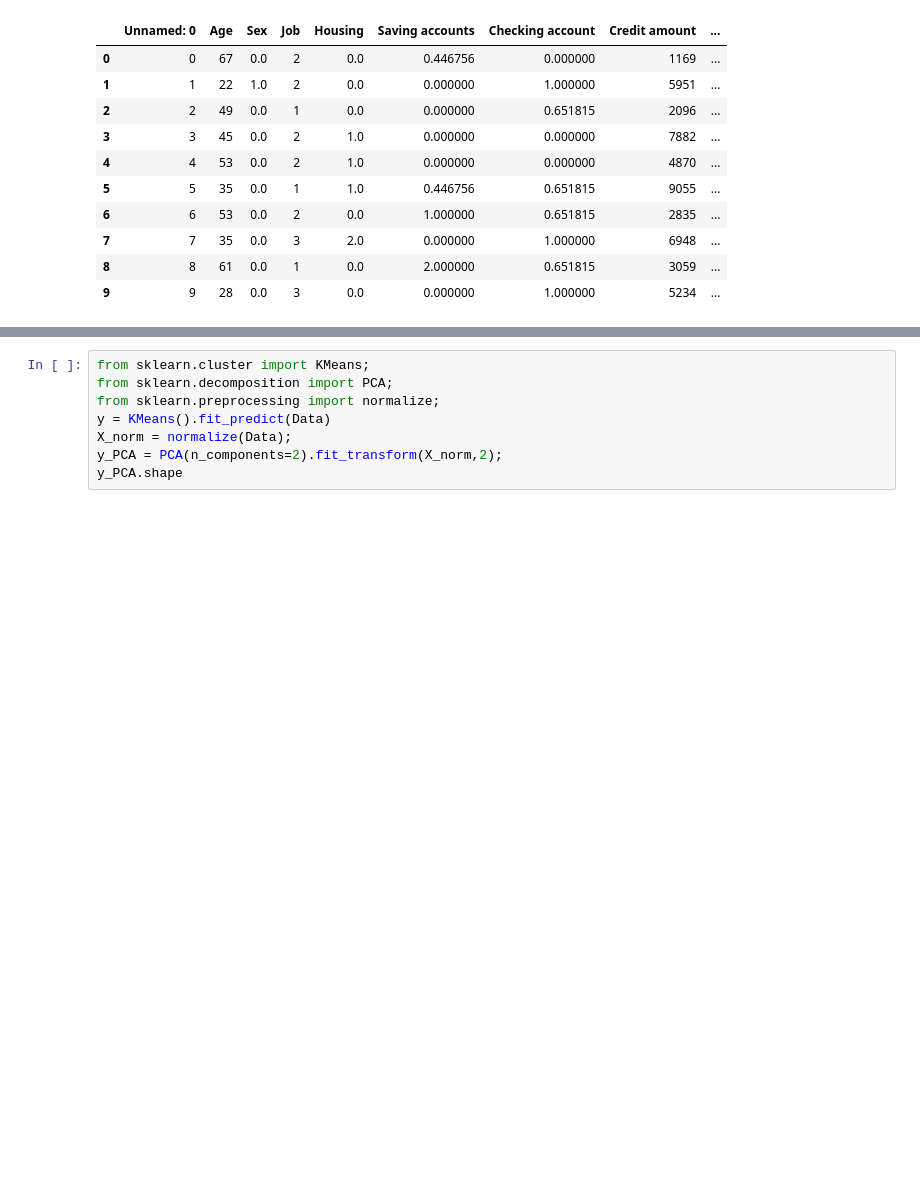
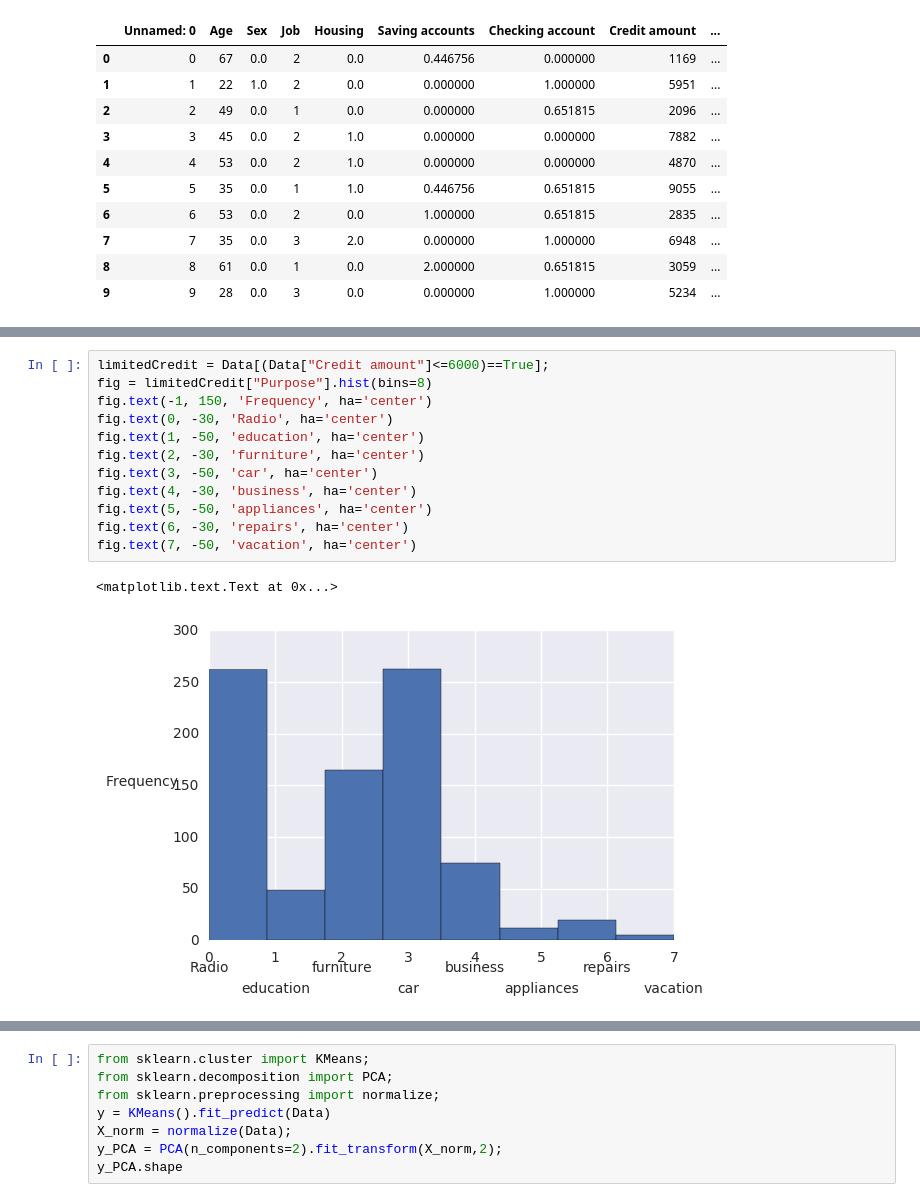
Before and after one commit to vigneshj6/GermanCreditData, a Jupyter notebook: germanCredit.ipynb, the cells around one changed output, grey strips where cells are left out. Saved outputs shown, nothing was run; the diff lists cells and outputs as text; blank space fills up the shorter version.

```diff
--- a/germanCredit.ipynb
+++ b/germanCredit.ipynb
@@ -100 +106,16 @@ fig.text(7, -50, 'vacation', ha='center')
+# %%
+limitedCredit = Data[(Data["Credit amount"]<=6000)==True];
+fig = limitedCredit["Purpose"].hist(bins=8)
+fig.text(-1, 150, 'Frequency', ha='center')
+fig.text(0, -30, 'Radio', ha='center')
+fig.text(1, -50, 'education', ha='center')
+fig.text(2, -30, 'furniture', ha='center')
+fig.text(3, -50, 'car', ha='center')
+fig.text(4, -30, 'business', ha='center')
+fig.text(5, -50, 'appliances', ha='center')
+fig.text(6, -30, 'repairs', ha='center')
+fig.text(7, -50, 'vacation', ha='center')
+# %% [output]
+<matplotlib.text.Text at 0x...>
+[figure, added]
 # %%
```
Also changed, not shown: parts of 10 cells of this notebook.
